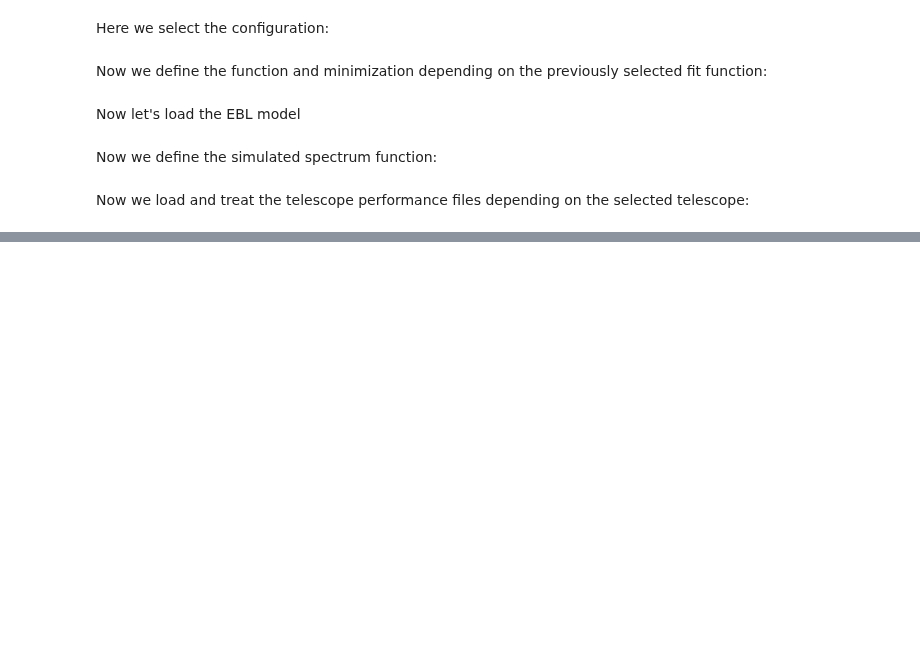
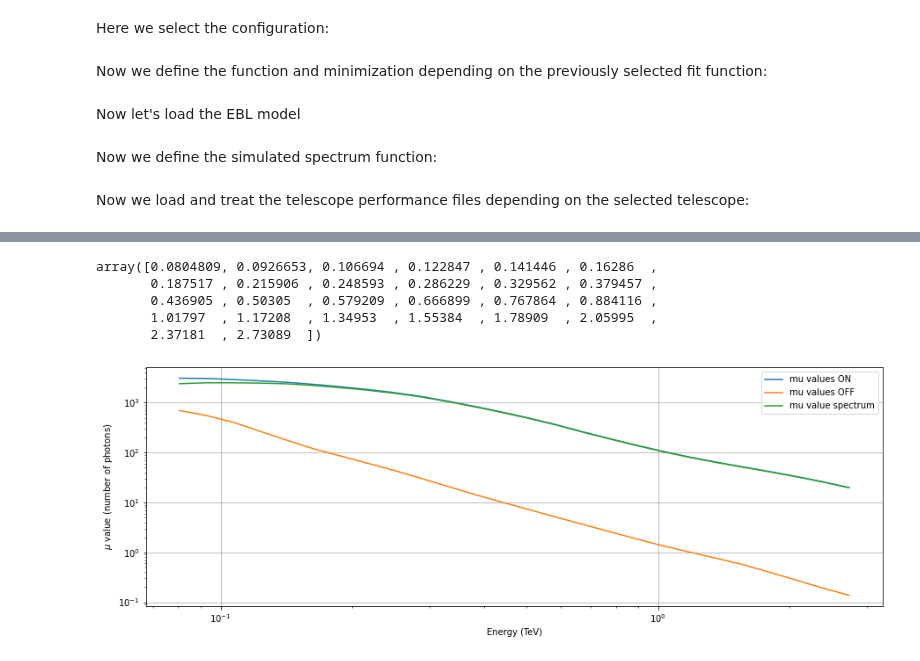
Before and after one commit to R-Grau/EBLpy, a Jupyter notebook: EBL_fit_MC.ipynb, the cells around one changed output, grey strips where cells are left out. Cells and saved outputs as stored; diff of their text form; code cells hidden in the pictures; blank space fills up the shorter version.

```diff
--- a/EBL_fit_MC.ipynb
+++ b/EBL_fit_MC.ipynb
@@ -459,0 +506,30 @@ Energy migration =  False
+# %%
+E_final
+# %% [output]
+array([0.0804809, 0.0926653, 0.106694 , 0.122847 , 0.141446 , 0.16286  ,
+       0.187517 , 0.215906 , 0.248593 , 0.286229 , 0.329562 , 0.379457 ,
+       0.436905 , 0.50305  , 0.579209 , 0.666899 , 0.767864 , 0.884116 ,
+       1.01797  , 1.17208  , 1.34953  , 1.55384  , 1.78909  , 2.05995  ,
+       2.37181  , 2.73089  ])
+# %%
+ON_total = []
+OFF_total = []
+E_total = []
+for i in range(niter):
+    ON, OFF = on_off_rnd(i, bckgmu_final, mu_vec_final)
+    ON_total.append(ON)
+    OFF_total.append(OFF)
+    E_total.append(E_final)
+plt.plot(E_final, mu_vec_final+bckgmu_final, label = "mu values ON")
+plt.plot(E_final, bckgmu_final, label = "mu values OFF")
+plt.plot(E_final, mu_vec_final, label = "mu value spectrum")
+plt.legend()
+plt.xscale("log")
+plt.yscale("log")
+plt.xlabel("Energy (TeV)")
+plt.ylabel(r"$\mu$ value (number of photons)")
+# plt.axhline(10, label = "line at mu = 10", color = "black")
+plt.grid()
+plt.show()
+# %% [output]
+[figure, added]
```
Also changed, not shown: parts of 12 cells of this notebook, 1 other file.
